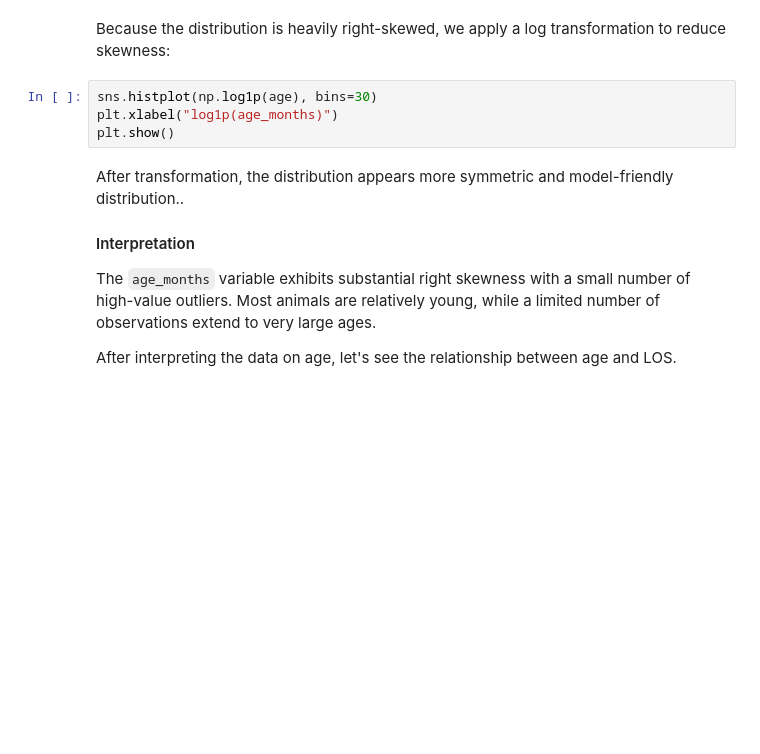
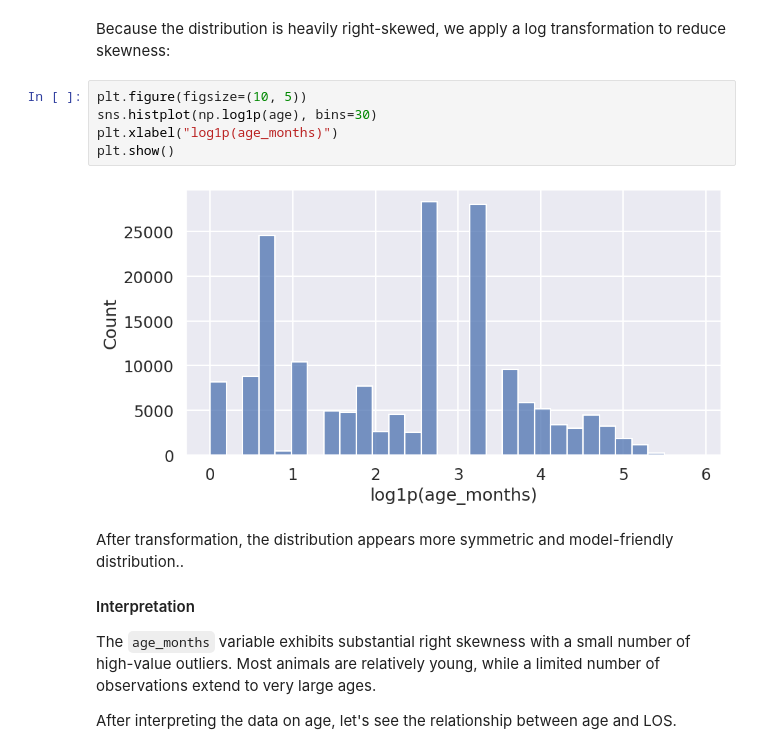
Before and after one commit to COGS108/Group098_WI26, a Jupyter notebook: 02-EDACheckpoint.ipynb, the cells around one changed output. Cells and saved outputs as stored; diff of their text form; blank space fills up the shorter version.

```diff
--- a/02-EDACheckpoint.ipynb
+++ b/02-EDACheckpoint.ipynb
@@ -525,9 +723,12 @@ The histogram is right-skewed, showing that most animals are relatively young, w
 # %% [markdown]
 Because the distribution is heavily right-skewed, we apply a log transformation to reduce skewness:
 # %%
+plt.figure(figsize=(10, 5))
 sns.histplot(np.log1p(age), bins=30)
 plt.xlabel("log1p(age_months)")
 plt.show()
+# %% [output]
+[figure, added]
 # %% [markdown]
 After transformation, the distribution appears more symmetric and model-friendly distribution..
 
```
Also changed, not shown: parts of 70 cells of this notebook.
